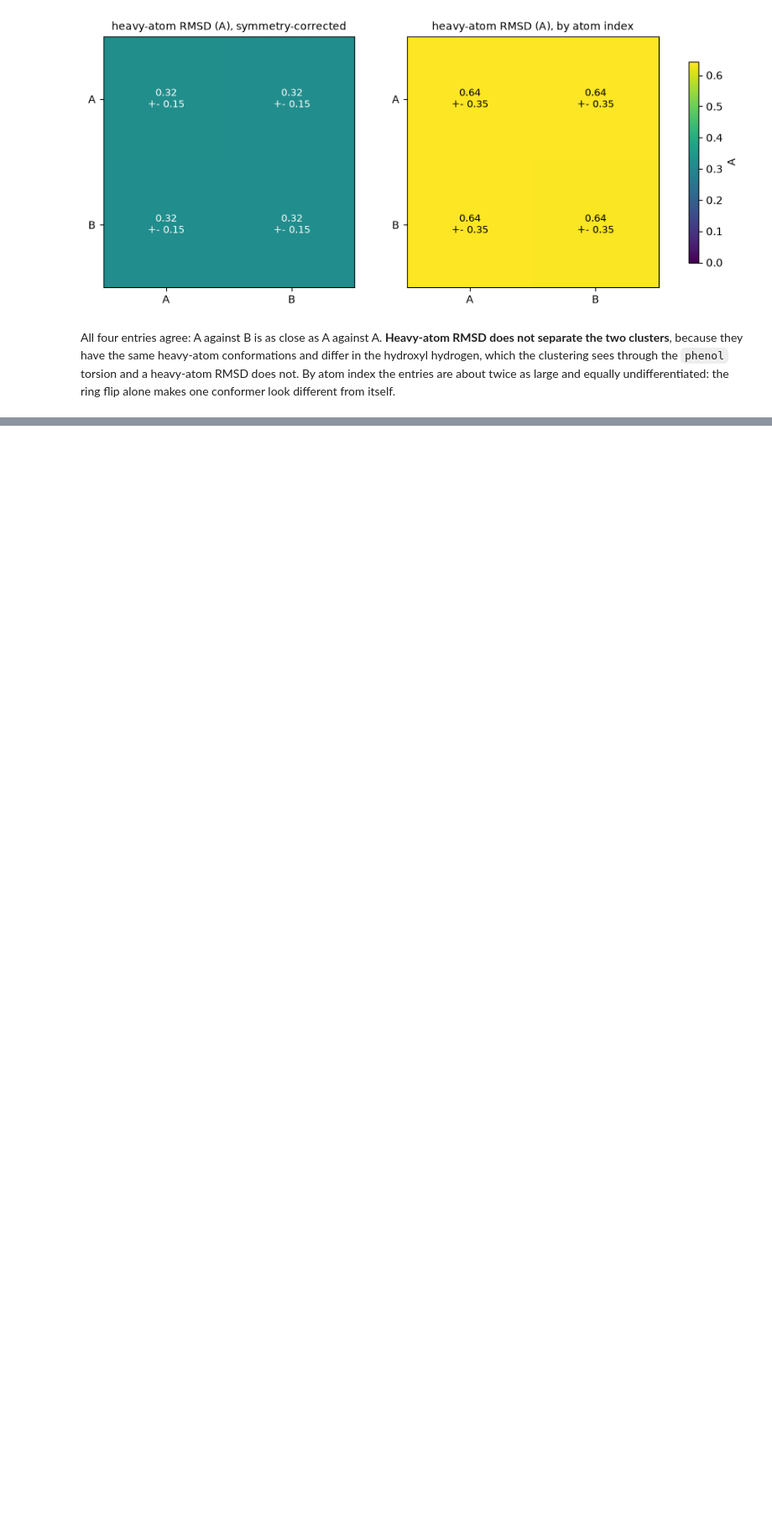
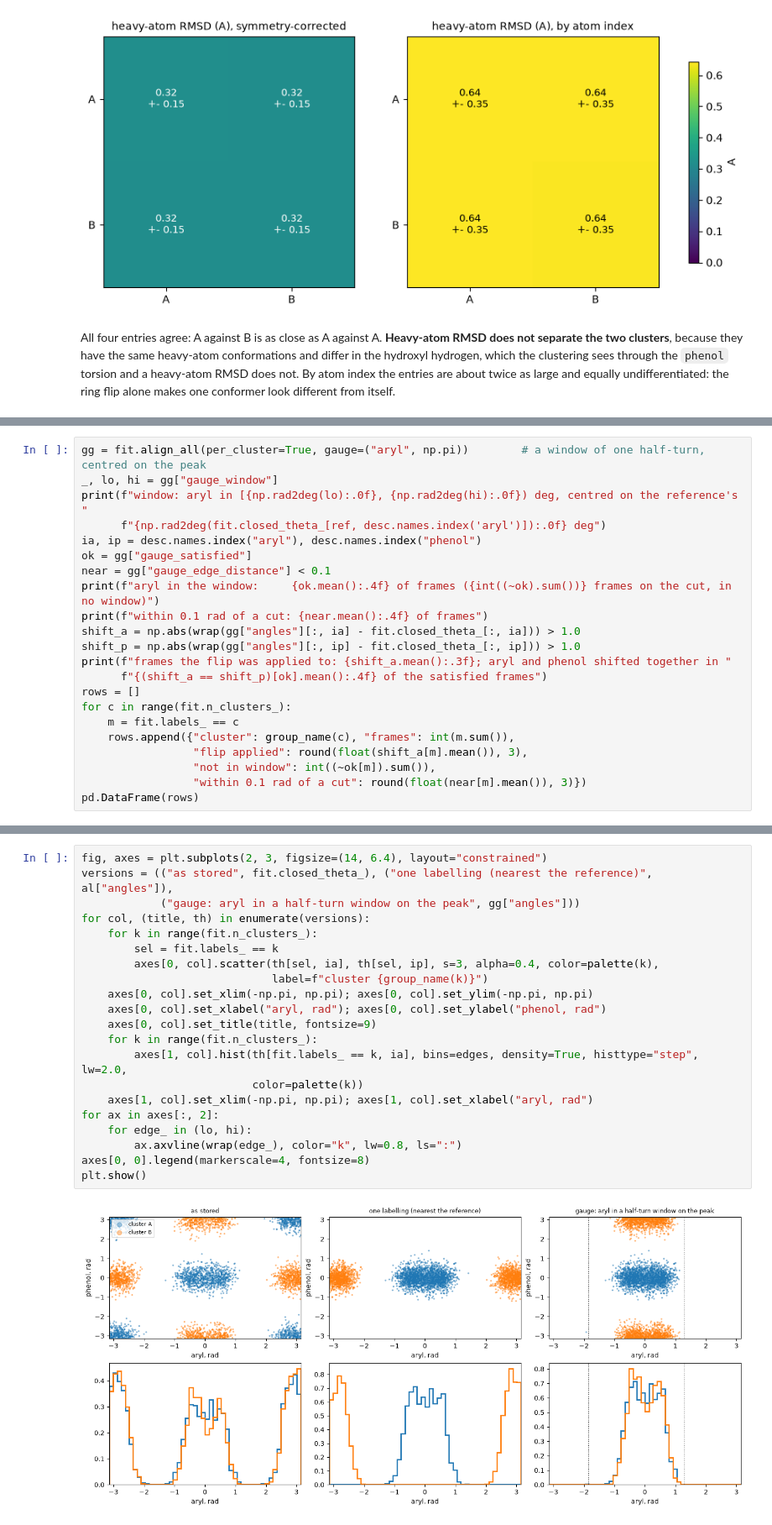
Before and after one commit to csy0000/MD-tools, a Jupyter notebook: docs/tutorial/paracetamol/analysis/symmetry-alignment.ipynb, the cells around one changed output, grey strips where cells are left out. Shown at 84% size. Cells and saved outputs as stored; diff of their text form; blank space fills up the shorter version.

```diff
--- a/docs/tutorial/paracetamol/analysis/symmetry-alignment.ipynb
+++ b/docs/tutorial/paracetamol/analysis/symmetry-alignment.ipynb
@@ -361,0 +376,22 @@ makes one conformer look different from itself.
+# %%
+gg = fit.align_all(per_cluster=True, gauge=("aryl", np.pi))        # a window of one half-turn, centred on the peak
+_, lo, hi = gg["gauge_window"]
+print(f"window: aryl in [{np.rad2deg(lo):.0f}, {np.rad2deg(hi):.0f}) deg, centred on the reference's "
+      f"{np.rad2deg(fit.closed_theta_[ref, desc.names.index('aryl')]):.0f} deg")
+ia, ip = desc.names.index("aryl"), desc.names.index("phenol")
+ok = gg["gauge_satisfied"]
+near = gg["gauge_edge_distance"] < 0.1
+print(f"aryl in the window:     {ok.mean():.4f} of frames ({int((~ok).sum())} frames on the cut, in no window)")
+print(f"within 0.1 rad of a cut: {near.mean():.4f} of frames")
+shift_a = np.abs(wrap(gg["angles"][:, ia] - fit.closed_theta_[:, ia])) > 1.0
+shift_p = np.abs(wrap(gg["angles"][:, ip] - fit.closed_theta_[:, ip])) > 1.0
+print(f"frames the flip was applied to: {shift_a.mean():.3f}; aryl and phenol shifted together in "
+      f"{(shift_a == shift_p)[ok].mean():.4f} of the satisfied frames")
+rows = []
+for c in range(fit.n_clusters_):
+    m = fit.labels_ == c
+    rows.append({"cluster": group_name(c), "frames": int(m.sum()),
+                 "flip applied": round(float(shift_a[m].mean()), 3),
+                 "not in window": int((~ok[m]).sum()),
+                 "within 0.1 rad of a cut": round(float(near[m].mean()), 3)})
+pd.DataFrame(rows)
@@ -361,0 +406,23 @@ makes one conformer look different from itself.
+# %%
+fig, axes = plt.subplots(2, 3, figsize=(14, 6.4), layout="constrained")
+versions = (("as stored", fit.closed_theta_), ("one labelling (nearest the reference)", al["angles"]),
+            ("gauge: aryl in a half-turn window on the peak", gg["angles"]))
+for col, (title, th) in enumerate(versions):
+    for k in range(fit.n_clusters_):
+        sel = fit.labels_ == k
+        axes[0, col].scatter(th[sel, ia], th[sel, ip], s=3, alpha=0.4, color=palette(k),
+                             label=f"cluster {group_name(k)}")
+    axes[0, col].set_xlim(-np.pi, np.pi); axes[0, col].set_ylim(-np.pi, np.pi)
+    axes[0, col].set_xlabel("aryl, rad"); axes[0, col].set_ylabel("phenol, rad")
+    axes[0, col].set_title(title, fontsize=9)
+    for k in range(fit.n_clusters_):
+        axes[1, col].hist(th[fit.labels_ == k, ia], bins=edges, density=True, histtype="step", lw=2.0,
+                          color=palette(k))
+    axes[1, col].set_xlim(-np.pi, np.pi); axes[1, col].set_xlabel("aryl, rad")
+for ax in axes[:, 2]:
+    for edge_ in (lo, hi):
+        ax.axvline(wrap(edge_), color="k", lw=0.8, ls=":")
+axes[0, 0].legend(markerscale=4, fontsize=8)
+plt.show()
+# %% [output]
+[figure, added]
```
Also changed, not shown: parts of 4 cells of this notebook, 5 other files.
